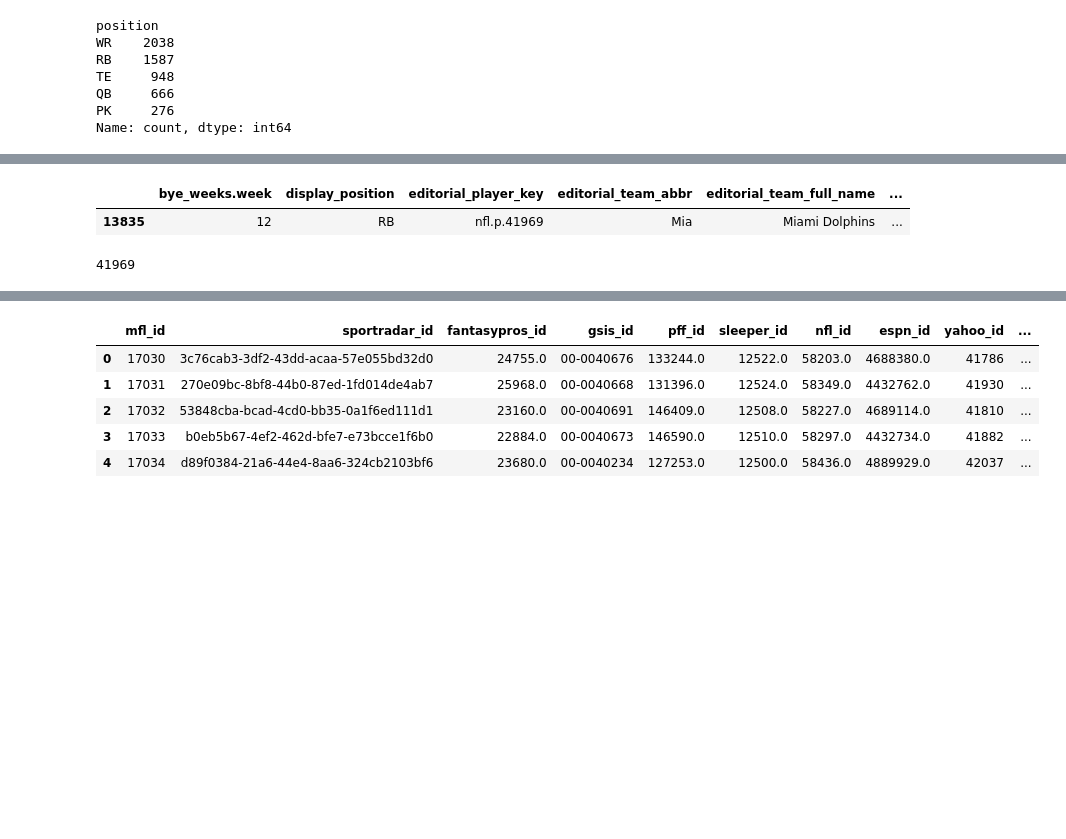
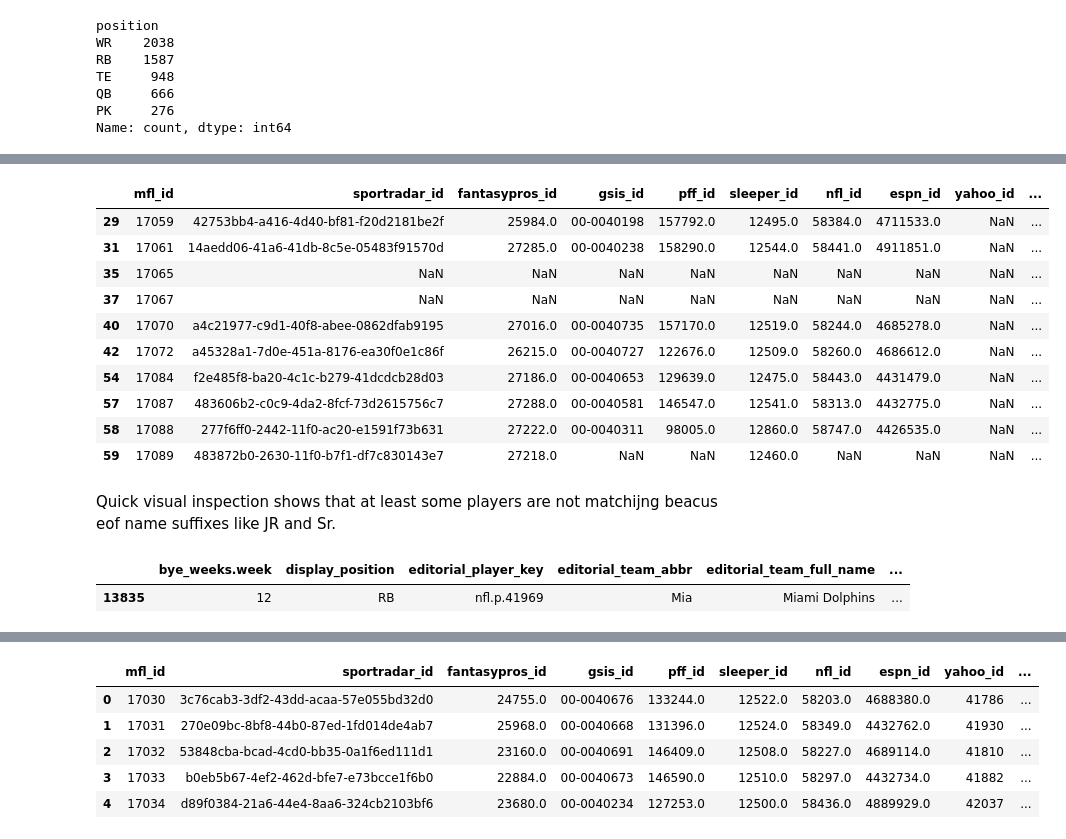
Before and after one commit to nicriv831/Fantasy-Football-Machine, a Jupyter notebook: data_cleaning.ipynb, the cells around one changed output, grey strips where cells are left out. Saved outputs shown, nothing was run; the diff lists cells and outputs as text; code cells hidden in the pictures; blank space fills up the shorter version.

```diff
--- a/data_cleaning.ipynb
+++ b/data_cleaning.ipynb
@@ -86 +149,18 @@ np.int64(2833)
+# %%
+# Quick visual check of missing ids left
+master_ids[master_ids['yahoo_id'].isna()].head(10)
+# %% [output]
+|  | mfl_id | sportradar_id | fantasypros_id | gsis_id | pff_id | sleeper_id | nfl_id | espn_id | yahoo_id | ... |
+| 29 | 17059 | 42753bb4-a416-4d40-bf81-f20d2181be2f | 25984.0 | 00-0040198 | 157792.0 | 12495.0 | 58384.0 | 4711533.0 | NaN | ... |
+| 31 | 17061 | 14aedd06-41a6-41db-8c5e-05483f91570d | 27285.0 | 00-0040238 | 158290.0 | 12544.0 | 58441.0 | 4911851.0 | NaN | ... |
+| 35 | 17065 | NaN | NaN | NaN | NaN | NaN | NaN | NaN | NaN | ... |
+| 37 | 17067 | NaN | NaN | NaN | NaN | NaN | NaN | NaN | NaN | ... |
+| 40 | 17070 | a4c21977-c9d1-40f8-abee-0862dfab9195 | 27016.0 | 00-0040735 | 157170.0 | 12519.0 | 58244.0 | 4685278.0 | NaN | ... |
+| 42 | 17072 | a45328a1-7d0e-451a-8176-ea30f0e1c86f | 26215.0 | 00-0040727 | 122676.0 | 12509.0 | 58260.0 | 4686612.0 | NaN | ... |
+| 54 | 17084 | f2e485f8-ba20-4c1c-b279-41dcdcb28d03 | 27186.0 | 00-0040653 | 129639.0 | 12475.0 | 58443.0 | 4431479.0 | NaN | ... |
+| 57 | 17087 | 483606b2-c0c9-4da2-8fcf-73d2615756c7 | 27288.0 | 00-0040581 | 146547.0 | 12541.0 | 58313.0 | 4432775.0 | NaN | ... |
+| 58 | 17088 | 277f6ff0-2442-11f0-ac20-e1591f73b631 | 27222.0 | 00-0040311 | 98005.0 | 12860.0 | 58747.0 | 4426535.0 | NaN | ... |
+| 59 | 17089 | 483872b0-2630-11f0-b7f1-df7c830143e7 | 27218.0 | NaN | NaN | 12460.0 | NaN | NaN | NaN | ... |
+# %% [markdown]
+Quick visual inspection shows that at least some players are not matchijng beacus eof name suffixes like JR and Sr.
 # %%
@@ -94,4 +171,0 @@ master_ids.loc[master_ids['yahoo_id'].isna(), 'yahoo_id'] = master_ids.loc[maste
-# %%
-yahoo_id_maps['Ollie Gordon II']
-# %% [output]
-41969
```
Also changed, not shown: parts of 45 cells of this notebook, 2 other files.
